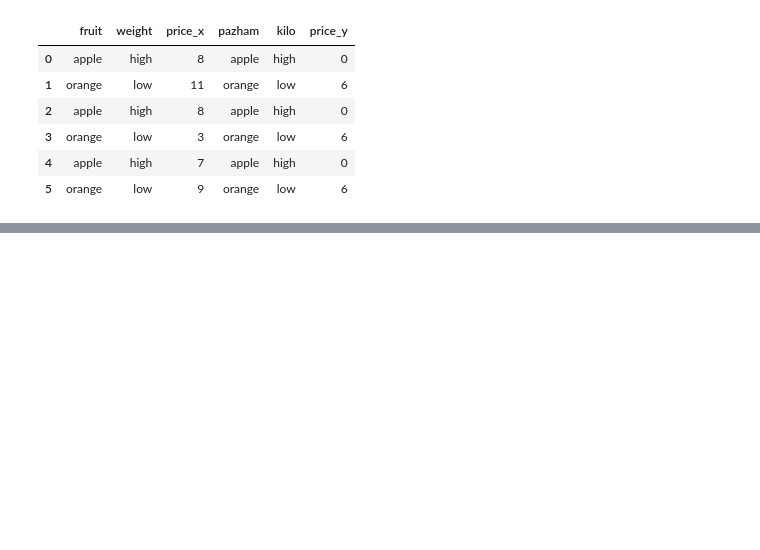
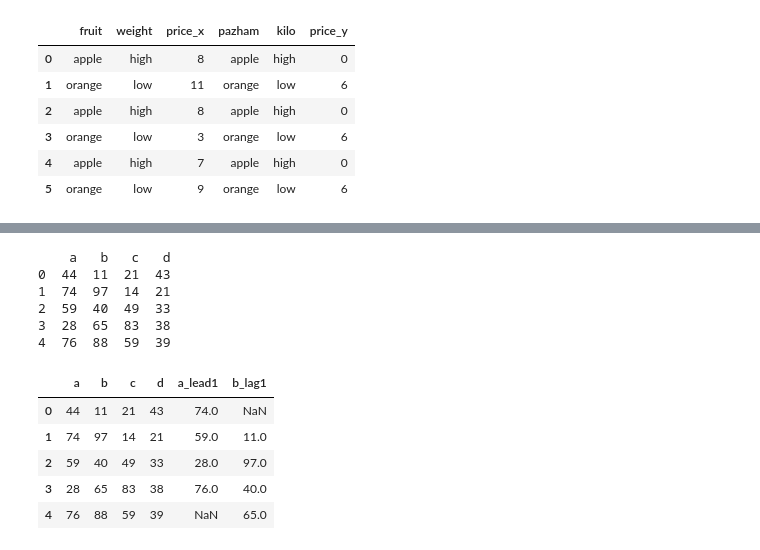
Before and after one commit to FredBrit/fluent_python, a Jupyter notebook: pandas_tasks.ipynb, the cells around one changed output, grey strips where cells are left out. Drawn from its saved outputs; the diff is of its cells as text; code cells hidden in the pictures; blank space fills up the shorter version.

```diff
--- a/pandas_tasks.ipynb
+++ b/pandas_tasks.ipynb
@@ -1842,0 +1858,22 @@ df2
+# %%
+# Реализация lag и lead в датафрейме
+
+df = pd.DataFrame(np.random.randint(1, 100, 20).reshape(-1, 4), columns = list('abcd'))
+print(df)
+
+df['a_lead1'] = df['a'].shift(-1)
+df['b_lag1'] = df['b'].shift(1)
+df
+# %% [output]
+    a   b   c   d
+0  44  11  21  43
+1  74  97  14  21
+2  59  40  49  33
+3  28  65  83  38
+4  76  88  59  39
+|  | a | b | c | d | a_lead1 | b_lag1 |
+| 0 | 44 | 11 | 21 | 43 | 74.0 | NaN |
+| 1 | 74 | 97 | 14 | 21 | 59.0 | 11.0 |
+| 2 | 59 | 40 | 49 | 33 | 28.0 | 97.0 |
+| 3 | 28 | 65 | 83 | 38 | 76.0 | 40.0 |
+| 4 | 76 | 88 | 59 | 39 | NaN | 65.0 |
```
Also changed, not shown: parts of 3 cells of this notebook.
